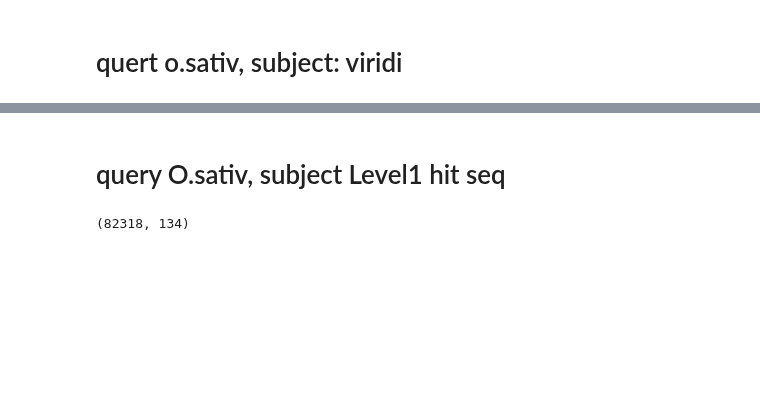
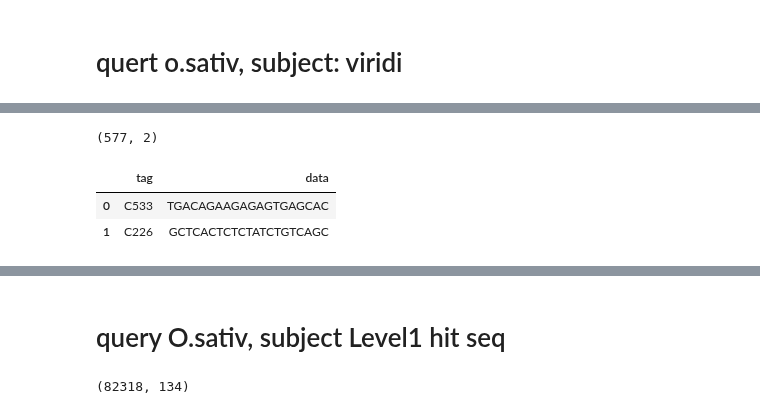
Before and after one commit to Ilia-Abolhasani/amir-p3, a Jupyter notebook: Code-Test.ipynb, the cells around one changed output, grey strips where cells are left out. Saved outputs shown, nothing was run; the diff lists cells and outputs as text; code cells hidden in the pictures; blank space fills up the shorter version.

```diff
--- a/Code-Test.ipynb
+++ b/Code-Test.ipynb
@@ -843,0 +973,10 @@ NC:3  result: (159,)
+# %%
+o_sativa = fasta_to_df(f"{temp_path}/BLASTn_O_Sativa")
+print(o_sativa.shape)
+o_sativa['data'] = o_sativa['data'].apply(lambda x: x.replace("U", "T"))
+o_sativa.head(2)
+# %% [output]
+(577, 2)
+|  | tag | data |
+| 0 | C533 | TGACAGAAGAGAGTGAGCAC |
+| 1 | C226 | GCTCACTCTCTATCTGTCAGC |
```
Also changed, not shown: parts of 31 cells of this notebook, 3 other files.
